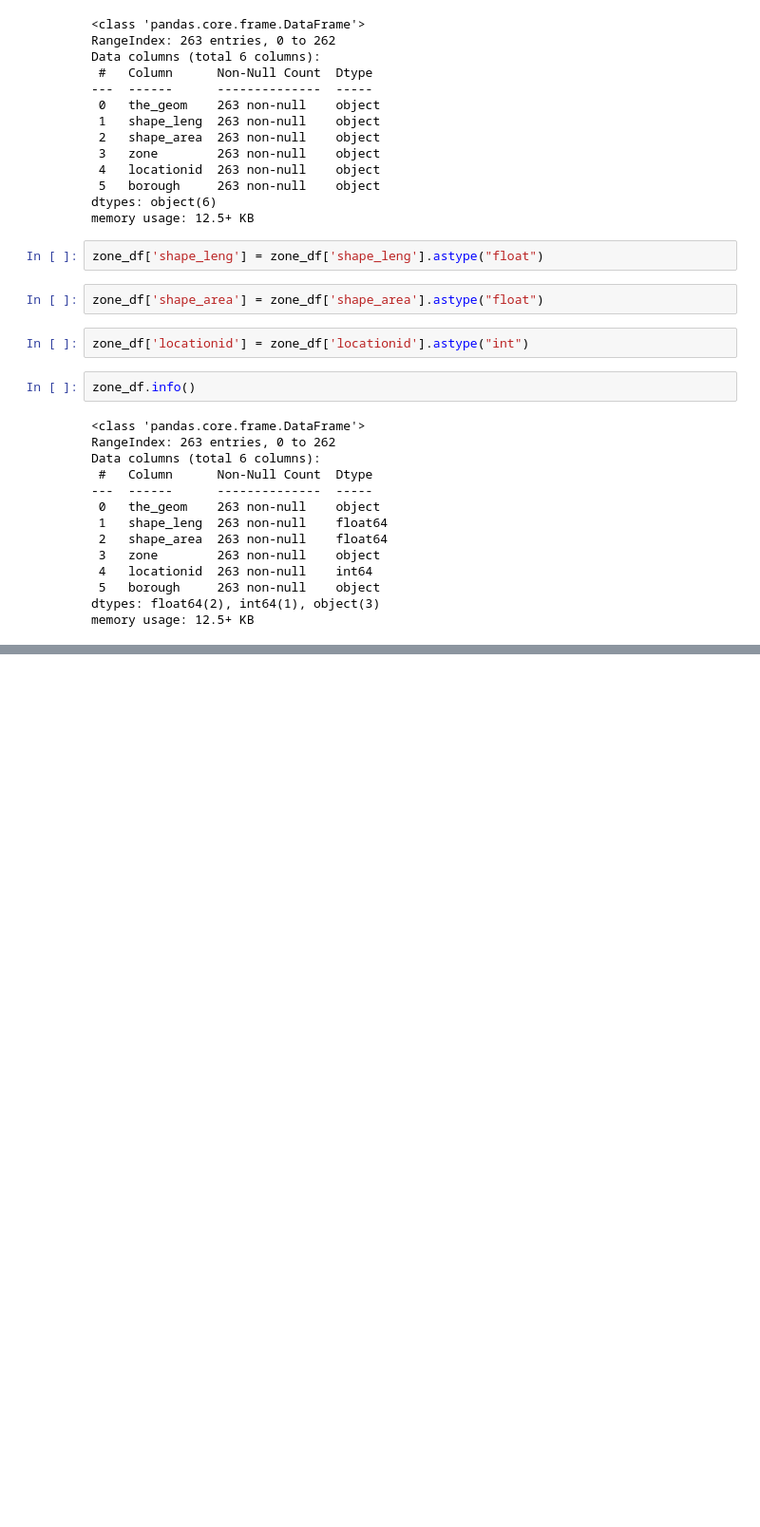
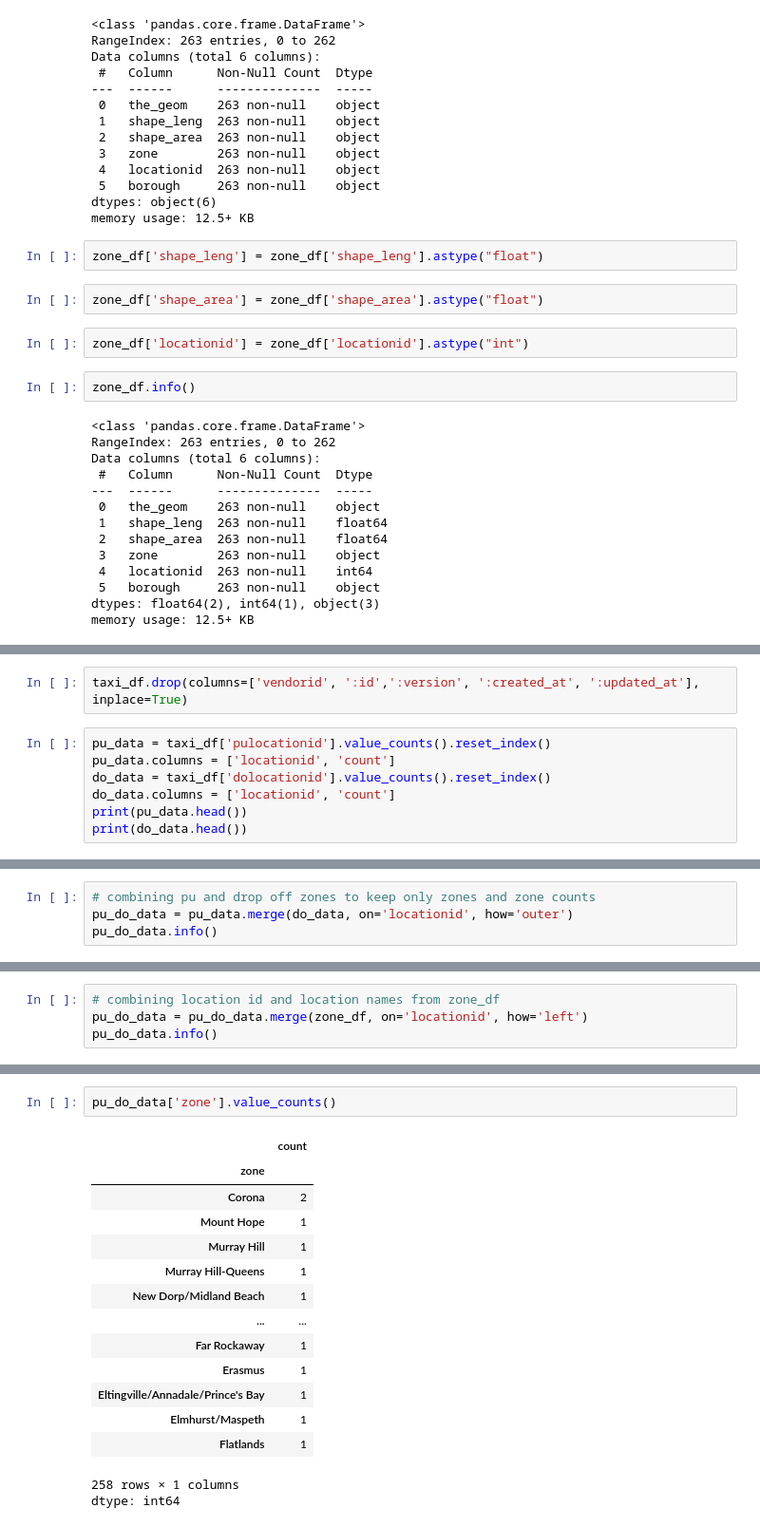
Before and after one commit to drod75/nyc_taxi_analysis, a Jupyter notebook: notebooks/data_collection.ipynb, the cells around one changed output, grey strips where cells are left out. Shown at 95% size. Drawn from its saved outputs; the diff is of its cells as text; blank space fills up the shorter version.

```diff
--- a/notebooks/data_collection.ipynb
+++ b/notebooks/data_collection.ipynb
@@ -563,0 +580,9 @@ memory usage: 12.5+ KB
+# %%
+taxi_df.drop(columns=['vendorid', ':id',':version', ':created_at', ':updated_at'], inplace=True)
+# %%
+pu_data = taxi_df['pulocationid'].value_counts().reset_index()
+pu_data.columns = ['locationid', 'count']
+do_data = taxi_df['dolocationid'].value_counts().reset_index()
+do_data.columns = ['locationid', 'count']
+print(pu_data.head())
+print(do_data.head())
@@ -563,0 +602,4 @@ memory usage: 12.5+ KB
+# %%
+# combining pu and drop off zones to keep only zones and zone counts
+pu_do_data = pu_data.merge(do_data, on='locationid', how='outer')
+pu_do_data.info()
@@ -563,0 +617,4 @@ memory usage: 12.5+ KB
+# %%
+# combining location id and location names from zone_df
+pu_do_data = pu_do_data.merge(zone_df, on='locationid', how='left')
+pu_do_data.info()
@@ -564 +649,19 @@ memory usage: 12.5+ KB
+# %%
+pu_do_data['zone'].value_counts()
+# %% [output]
+|  | count |
+| zone |  |
+| Corona | 2 |
+| Mount Hope | 1 |
+| Murray Hill | 1 |
+| Murray Hill-Queens | 1 |
+| New Dorp/Midland Beach | 1 |
+| ... | ... |
+| Far Rockaway | 1 |
+| Erasmus | 1 |
+| Eltingville/Annadale/Prince's Bay | 1 |
+| Elmhurst/Maspeth | 1 |
+| Flatlands | 1 |
+258 rows × 1 columns
+dtype: int64
 # %% [markdown]
```
Also changed, not shown: parts of 24 cells of this notebook.
